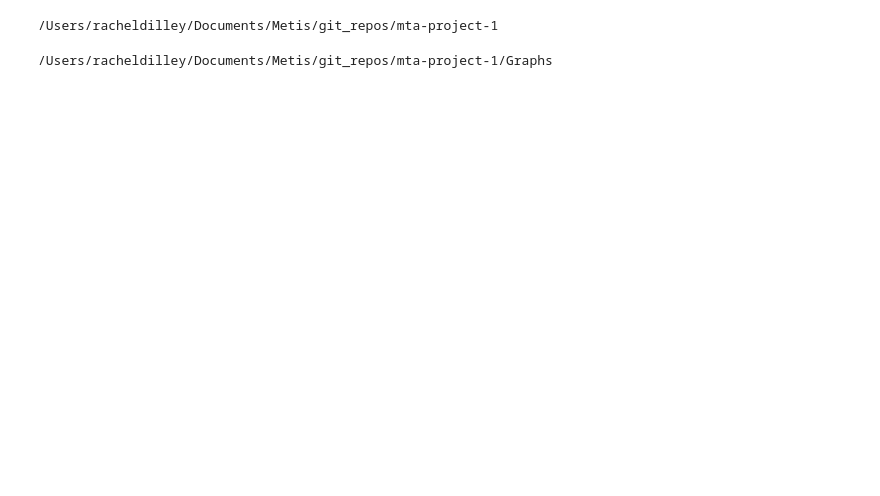
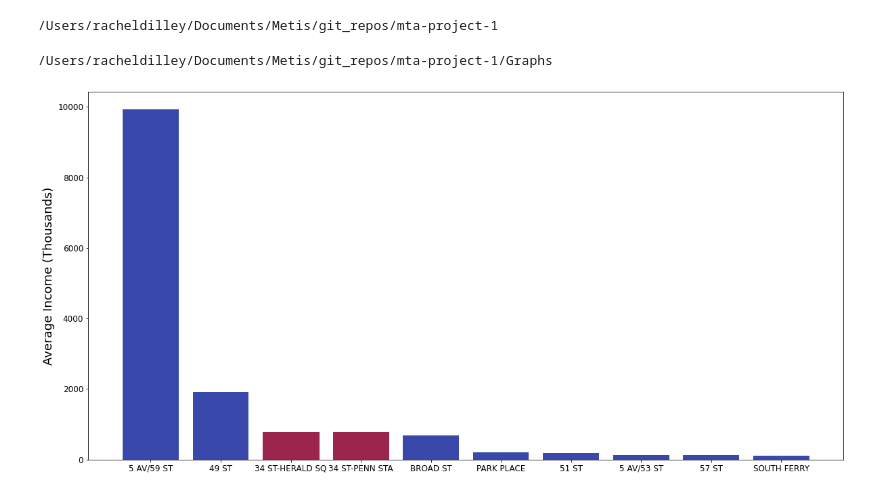
Before and after one commit to racheldilley1/mta-project-1, a Jupyter notebook: Proj2.ipynb, the cells around one changed output. Cells and saved outputs as stored; diff of their text form; code cells hidden in the pictures; blank space fills up the shorter version.

```diff
--- a/Proj2.ipynb
+++ b/Proj2.ipynb
@@ -588,21 +587,19 @@ cd Graphs
 # %%
 plt.rcParams['font.size']= 12
 top_station_income_df = station_income_df[['Borough_Name','STATION','Avg_Income', 'TOTAL_TRAFFIC']].head(10)
 top_station_income_df['Avg_Income'] = top_station_income_df['Avg_Income']/1000
 top_station_income_df['TOTAL_TRAFFIC'] = top_station_income_df['TOTAL_TRAFFIC']/1000000
-#top_station_income_df.duplicated(subset=['STATION'])
-#print(top_station_income_df[top_station_income_df['STATION']==True])
-#print(top_station_income_df[top_station_income_df['STATION']=='34 ST-PENN STA'])
-#plt.rcParams["figure.figsize"] = (8, 4)
-top_inc_bar = plt.bar(top_station_income_df['STATION'], top_station_income_df['Avg_Income'], color='orange')
-#plt.xlabel("Stations", fontsize=18)
+
+top_inc_bar = plt.bar(top_station_income_df['STATION'], top_station_income_df['Avg_Income'], color='#3949ab')
 plt.ylabel("Average Income (Thousands)",fontsize=18)
-#plt.title("Top 10 Stations with Highest Incomes",fontsize=27)
-top_inc_bar[3].set_color('b')
-top_inc_bar[2].set_color('b')
-top_inc_bar[8].set_color('mediumorchid')
+
+top_inc_bar[3].set_color('#9c254d')
+top_inc_bar[2].set_color('#9c254d')
+#top_inc_bar[8].set_color('mediumorchid')
 plt.savefig('top10_inc_bar.png', dpi=300)
 plt.show()
+# %% [output]
+[figure, added]
 # %%
 top10_traf_inc_bar = plt.bar(top_traffic_stations_df['STATION'], top_traffic_stations_df['Avg_Income'],color='orange')
 #plt.xlabel("Stations",fontsize=18)
```
Also changed, not shown: parts of 4 cells of this notebook, 3 other files.
